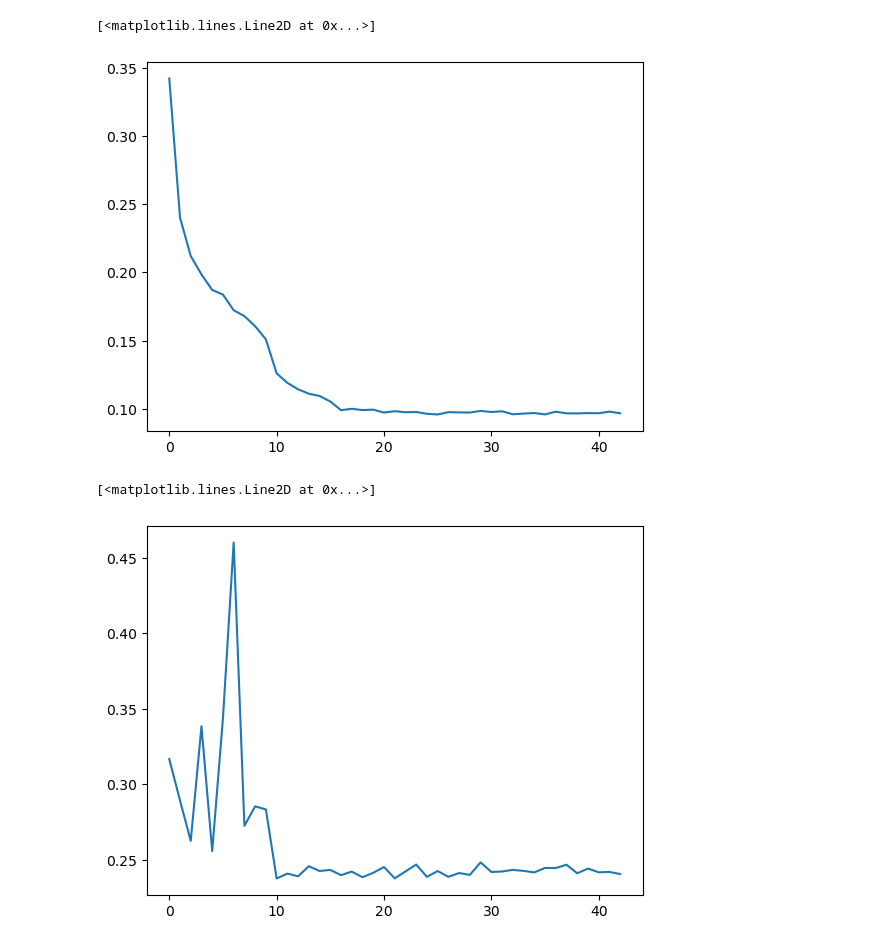
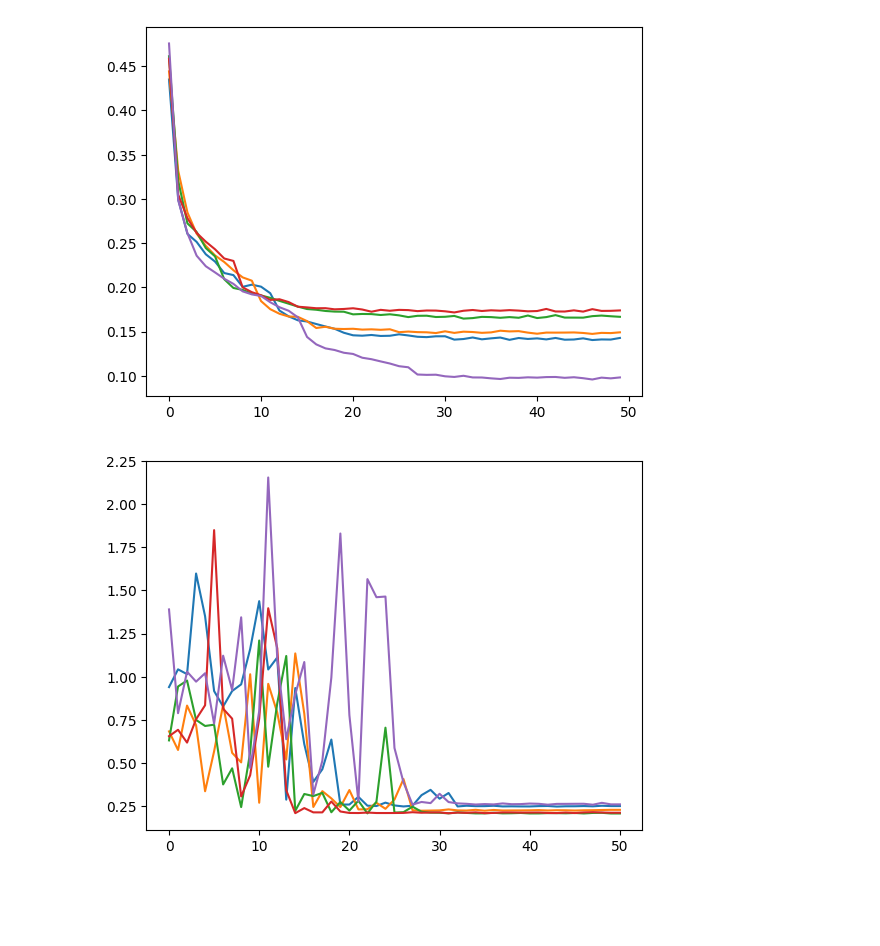
Before and after one commit to plantnet/malpolon, a Jupyter notebook: launch.ipynb, the cells around one changed output. Drawn from its saved outputs; the diff is of its cells as text; code cells hidden in the pictures; blank space fills up the shorter version.

```diff
--- a/launch.ipynb
+++ b/launch.ipynb
@@ -37,21 +36,41 @@ import pandas as pd
 %matplotlib inline
 # %%
-dataframe = pd.read_csv('outputs/cnn_on_ms_poverty/2024-08-27_12-21-15/fold_1/metrics.csv')
+dataframe_A = pd.read_csv('outputs/cnn_on_ms_poverty/2024-08-29_17-14-16/fold_2/metrics.csv')
+dataframe_B = pd.read_csv('outputs/cnn_on_ms_poverty/2024-08-29_17-14-16/fold_3/metrics.csv')
+dataframe_C = pd.read_csv('outputs/cnn_on_ms_poverty/2024-08-29_17-14-16/fold_4/metrics.csv')
+dataframe_D = pd.read_csv('outputs/cnn_on_ms_poverty/2024-08-29_17-14-16/fold_5/metrics.csv')
+dataframe_E = pd.read_csv('outputs/cnn_on_ms_poverty/2024-08-29_17-14-16/fold_1/metrics.csv')
+
+dataframe_all = [dataframe_A, dataframe_B, dataframe_C, dataframe_D, dataframe_E]
 # %%
 df_train = dataframe[dataframe['loss/train_epoch']>0]
 df_val = dataframe[dataframe['loss/val_epoch']>0]
 # %%
-x= df_train['epoch']
-y = df_train['loss/train_epoch']
-plt.plot(x,y)
+for fold in ['A', 'B', 'C', 'D', 'E']:
+    i = ord(fold) - ord('A')
+
+    dataframe = dataframe_all[i]
+
+    df_train = dataframe[dataframe['loss/train_epoch']>0]
+
+    x= df_train['epoch']
+    y = df_train['loss/train_epoch']
+    plt.plot(x,y)
+plt.show()
 # %% [output]
-[<matplotlib.lines.Line2D at 0x...>]
-[figure, old version]
+[figure, new version]
 # %%
-x= df_val['epoch']
-y = df_val['loss/val_epoch']
-plt.plot(x,y)
+for fold in ['A', 'B', 'C', 'D', 'E']:
+    i = ord(fold) - ord('A')
+
+    dataframe = dataframe_all[i]
+
+    df_val = dataframe[dataframe['loss/val_epoch']>0]
+
+    x= df_val['epoch']
+    y = df_val['loss/val_epoch']
+    plt.plot(x,y)
+plt.show()
 # %% [output]
-[<matplotlib.lines.Line2D at 0x...>]
-[figure, old version]
+[figure, new version]
 # %%
```
Also changed, not shown: parts of 9 cells of this notebook.
